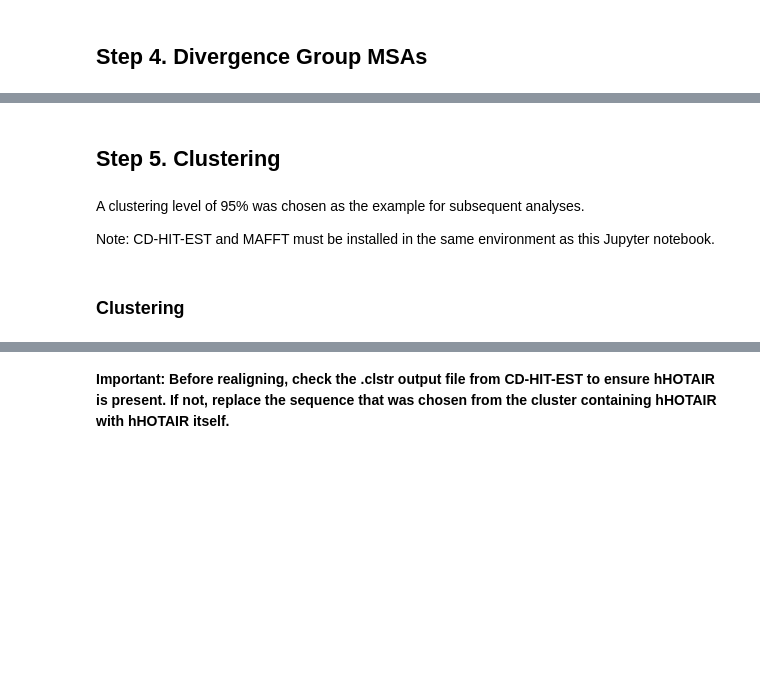
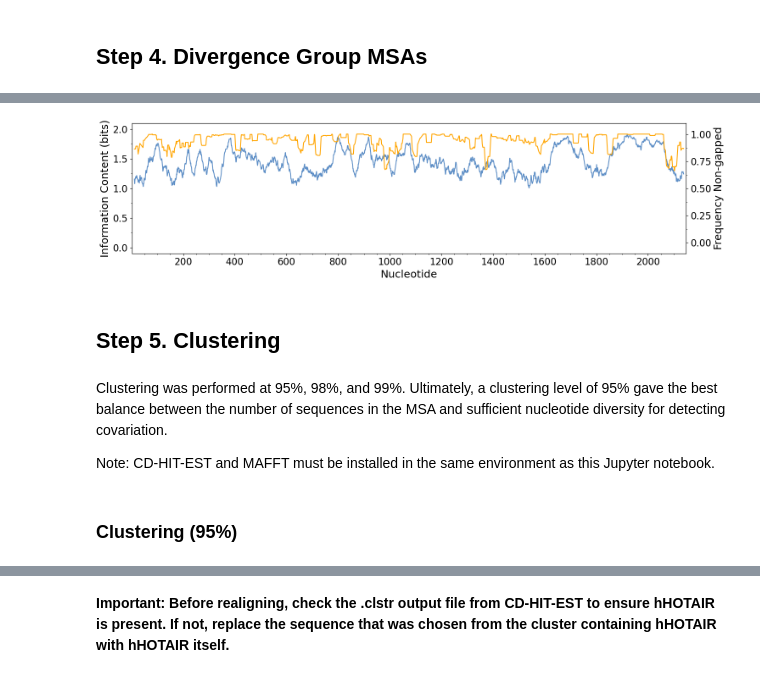
Before and after one commit to zerp4/HOTAIR, a Jupyter notebook: HOTAIR_Conservation_and_Covariation_Analysis.ipynb, the cells around one changed output, grey strips where cells are left out. Cells and saved outputs as stored; diff of their text form; code cells hidden in the pictures; blank space fills up the shorter version.

```diff
--- a/HOTAIR_Conservation_and_Covariation_Analysis.ipynb
+++ b/HOTAIR_Conservation_and_Covariation_Analysis.ipynb
@@ -610,0 +621,4 @@ Human and mouse were aligned separately with the Clustal Omega webserver.
+# %%
+alignment_file = "Data_input/Bioinformatics_Pipeline/Step_4_Divergence_Group_MSAs/euarchontoglires/HOTAIR_euarchontoglires.aln"
+icinfo_file = "Data_input/Bioinformatics_Pipeline/Step_4_Divergence_Group_MSAs/euarchontoglires/HOTAIR_euarchontoglires_icinfo.txt"
+df_nt_euarch = map_ic_to_reference(alignment_file, icinfo_file)
@@ -610,0 +642,4 @@ Human and mouse were aligned separately with the Clustal Omega webserver.
+# %%
+window = 21  # must be odd for symmetric windows
+df_nt_euarch["info_rolling"] = df_nt_euarch["info(bits)"].rolling(window, center=True).mean()
+df_nt_euarch["freqnongap_rolling"] = df_nt_euarch["freqnongap"].rolling(window, center=True).mean()
@@ -611,11 +669,42 @@ Human and mouse were aligned separately with the Clustal Omega webserver.
+# %%
+fig, ax1 = plt.subplots(figsize=(15, 4))
+
+# Plot conservation
+ax1.plot(df_nt_euarch["ref_nt"], df_nt_euarch["info_rolling"], linewidth=1.5, color="#5D8EC6", label="Information Content (bits)")
+ax1.set_xlabel("Nucleotide", fontsize=18)
+ax1.set_ylabel("Information Content (bits)", fontsize=18)
+ax1.set_xlim(1, 2148)
+ax1.set_ylim(-0.1, 2.1)
+# ax1.set_xlim(0,1046)
+
+# Plot frequency non-gapped
+ax2 = ax1.twinx()
+ax2.plot(df_nt_euarch["ref_nt"], df_nt_euarch["freqnongap_rolling"], linewidth=1.5, color="Orange", label="Frequency Non-gapped")
+ax2.set_ylabel("Frequency Non-gapped", fontsize=18)
+ax2.set_ylim(-0.1, 1.1)
+
+# Ticks
+ax1.tick_params(axis='x', labelsize=16)
+ax1.tick_params(axis='y', labelsize=16)
+ax2.tick_params(axis='y', labelsize=16)
+ax1.xaxis.set_major_locator(MultipleLocator(200))  # major ticks
+ax1.xaxis.set_minor_locator(MultipleLocator(50))  # minor ticks
+ax1.yaxis.set_minor_locator(MultipleLocator(0.25))  # major ticks
+ax2.yaxis.set_minor_locator(MultipleLocator(0.125))  # minor ticks
+
+plt.tight_layout()
+# plt.savefig("INSERT/PATH/TO/SAVE/HOTAIR_euarchontoglires_IC_FNG_rolling_w21.png", dpi=300, bbox_inches="tight", transparent=True)
+plt.show()
+# %% [output]
+[figure, added]
 # %% [markdown]
 ## Step 5. Clustering
 # %% [markdown]
-A clustering level of 95% was chosen as the example for subsequent analyses.
+Clustering was performed at 95%, 98%, and 99%. Ultimately, a clustering level of 95% gave the best balance between the number of sequences in the MSA and sufficient nucleotide diversity for detecting covariation.
 
 Note: CD-HIT-EST and MAFFT must be installed in the same environment as this Jupyter notebook.
 # %% [markdown]
-### Clustering
+### Clustering (95%)
 # %%
 # Function to extract sequences from MSA since CD-HIT clusters based on raw sequences
 def extract_sequences(input_fasta, output_fasta):
```
Also changed, not shown: parts of 59 cells of this notebook.
